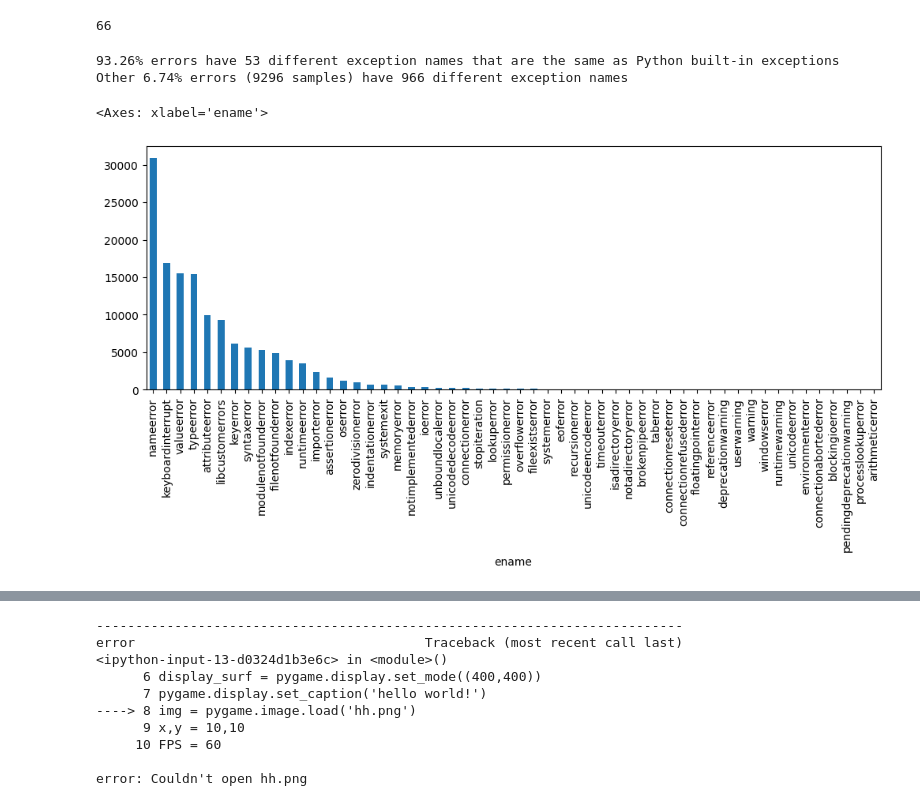
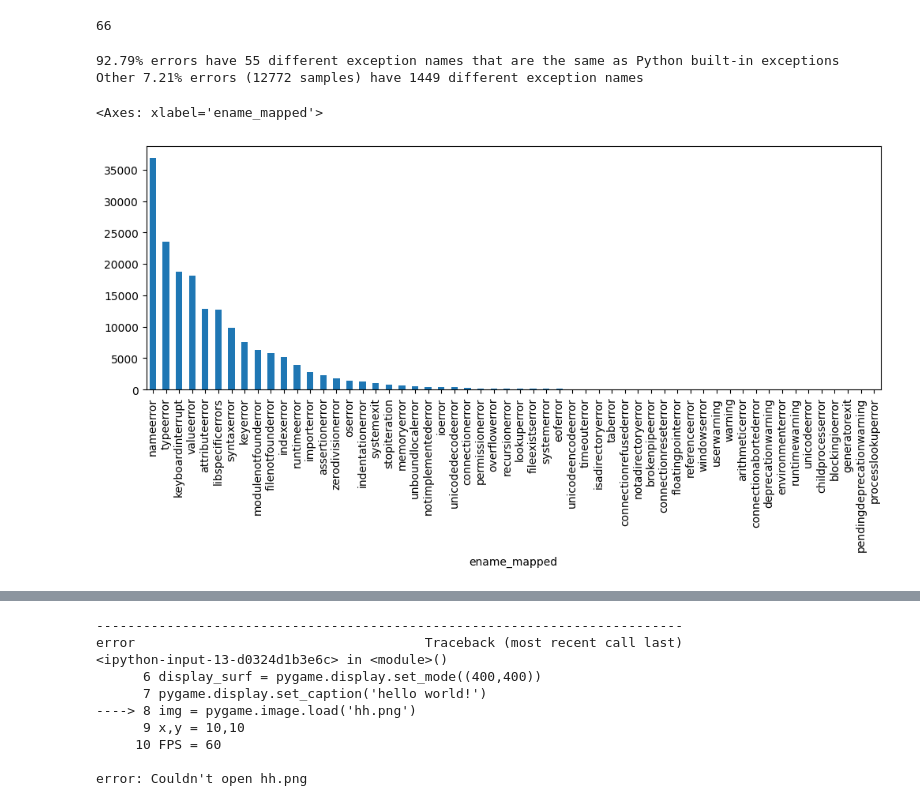
Before and after one commit to PELAB-LiU/jupyter_nbs_empirical, a Jupyter notebook: notebook_error_process-builtin_exceptions.ipynb, the cells around one changed output, grey strips where cells are left out. Cells and saved outputs as stored; diff of their text form; code cells hidden in the pictures.

```diff
--- a/notebook_error_process-builtin_exceptions.ipynb
+++ b/notebook_error_process-builtin_exceptions.ipynb
@@ -22,0 +8,7 @@ df2_err.head()
+# %%
+import pandas as pd
+import util
+import config
+
+df2_err = pd.read_excel(config.path_github_error_process + '/nberror_g_all.xlsx')
+df2_err["ename"] = df2_err.ename.str.lower()
@@ -49,8 +50,8 @@ len(exception_list)
 # %%
 import copy
 
-df2_err_builtin_exps = df2_err[df2_err["ename"].isin(exception_list)]
-df2_err_other_exps = copy.deepcopy(df2_err[~df2_err["ename"].isin(exception_list)])
+df2_err_builtin_exps = df2_err[df2_err["ename"].isin(config.exception_list_python)]
+df2_err_other_exps = copy.deepcopy(df2_err[~df2_err["ename"].isin(config.exception_list_python)])
 print("{0:.2%} errors have {1} different exception names that are the same as Python built-in exceptions".format(len(df2_err_builtin_exps)/len(df2_err),
                                                                                                                 len(df2_err_builtin_exps.ename.unique())
 ))
@@ -58,18 +59,19 @@ print("Other {0:.2%} errors ({1} samples) have {2} different exception names".fo
                                                                                   len(df2_err_other_exps),
                                                                                   df2_err_other_exps["ename"].nunique()))
 # %% [output]
-93.26% errors have 53 different exception names that are the same as Python built-in exceptions
-Other 6.74% errors (9296 samples) have 966 different exception names
+92.79% errors have 55 different exception names that are the same as Python built-in exceptions
+Other 7.21% errors (12772 samples) have 1449 different exception names
 # %%
-# we adress other exps as library custom exceptions (libcustomerrors)
-df2_err.loc[(~df2_err["ename"].isin(exception_list)), "ename"] = "libcustomerrors"
-df2_err.to_excel("C:/Users/yirwa29/Downloads/Dataset-Nb/nberror_g_all_p6.xlsx", index=False, engine="xlsxwriter")
+# we adress other exps as library custom exceptions (libspecificerrors)
+df2_err["ename_mapped"] = df2_err["ename"]
+df2_err.loc[(~df2_err["ename"].isin(config.exception_list_python)), "ename_mapped"] = "libspecificerrors"
+df2_err.to_excel(config.path_github_error_process + '/nberror_g_all_p.xlsx', index=False, engine="xlsxwriter")
 
 # plot exception type distribtion
-df2_err["ename"].groupby([df2_err["ename"]]).count().sort_values(ascending=0).plot(kind="bar", figsize=(12,4))
+df2_err["ename_mapped"].groupby([df2_err["ename_mapped"]]).count().sort_values(ascending=0).plot(kind="bar", figsize=(12,4))
 # %% [output]
-<Axes: xlabel='ename'>
+<Axes: xlabel='ename_mapped'>
-[figure, old version]
+[figure, new version]
 # %%
 # plot within the library custom exceptions
 df2_err_other_exps["ename"].groupby([df2_err_other_exps["ename"]]).count().sort_values(ascending=0)[:30].plot(kind="bar", figsize=(12,4))
```
Also changed, not shown: parts of 12 cells of this notebook, 10 other files.
